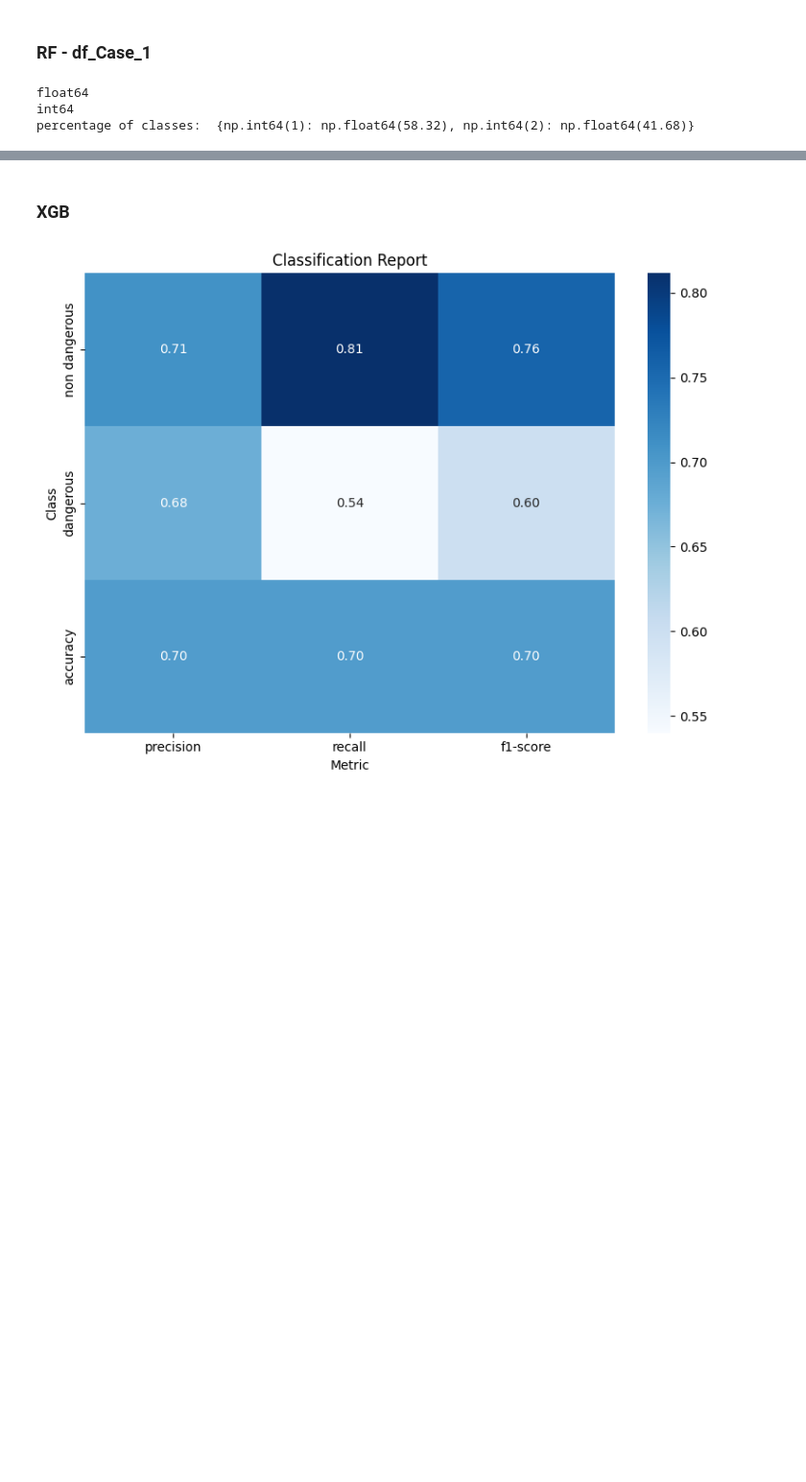
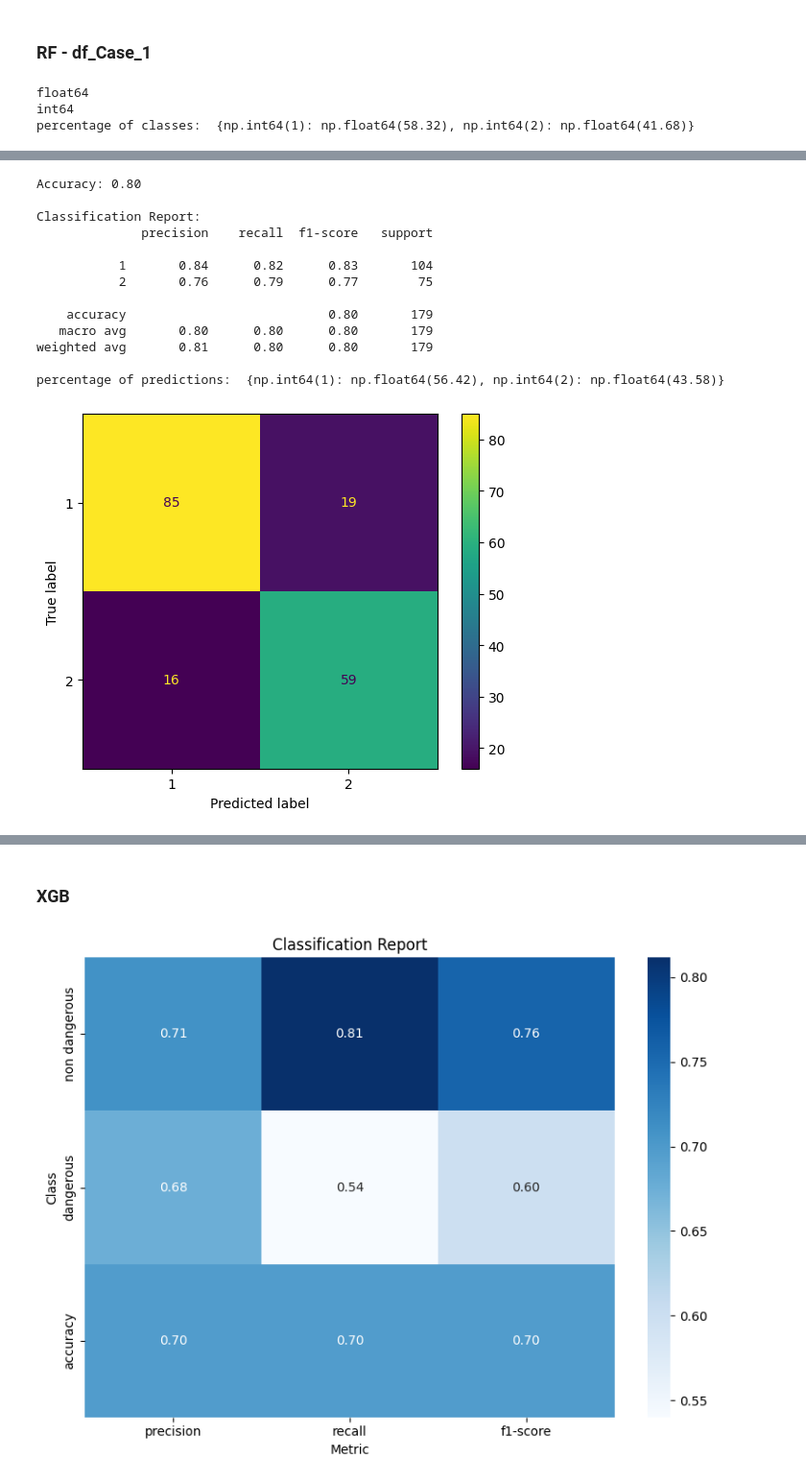
Before and after one commit to khnam-ng/SevereDengueFever, a Jupyter notebook: notebooks/more_data.ipynb, the cells around one changed output, grey strips where cells are left out. Shown at 96% size. Cells and saved outputs as stored; diff of their text form; code cells hidden in the pictures; blank space fills up the shorter version.

```diff
--- a/notebooks/more_data.ipynb
+++ b/notebooks/more_data.ipynb
@@ -539,7 +536,7 @@ df_case1.drop(columns=['Diagnosis'], inplace=True)
 # %%
 X = df_case1.values
 Y = diag_symptoms.values.ravel()
-
+features = df_case1.columns
 X = X.astype(float)
 Y = Y.astype(int)
 print(X.dtype)
@@ -577,5 +574,5 @@ Mean accuracy: 0.7814
 # %%
-param_grid = {'n_estimators': [50, 75, 100, 200], 'max_depth': [3, 7, 9, 15], 'min_samples_split': [2, 5, 10, 12 ], 'min_samples_leaf': [1, 2, 4,6,8], 'max_features': ['sqrt', 'log2']}
+param_grid = {'n_estimators': [50, 75, 100, 200, 300], 'max_depth': [3, 7, 9, 15, 20], 'min_samples_split': [2, 5, 10, 12 ], 'min_samples_leaf': [1, 2, 4,6,8], 'max_features': ['sqrt', 'log2']}
 
 grid = GridSearchCV(RandomForestClassifier(), param_grid, cv=StratifiedKFold(n_splits=10), scoring='accuracy')
 grid.fit(X, Y)
@@ -587,0 +585,5 @@ print(grid.best_score_)
+# %%
+x_train, x_test, y_train, y_test = train_test_split(X, Y, test_size=0.3, random_state=15, stratify=Y)
+
+print('x_train shape: ', x_train.shape, 'y_train shape: ',  y_train.shape)
+print('x_test shape: ', x_test.shape, 'y_test shape: ',  y_test.shape)
@@ -587,0 +645,43 @@ print(grid.best_score_)
+# %%
+RF_model = RandomForestClassifier(random_state=22, max_depth=37, max_features='sqrt', min_samples_leaf=3, min_samples_split=7, n_estimators=323)
+RF_model.fit(x_train, y_train)
+
+y_pred = RF_model.predict(x_test)
+accuracy = accuracy_score(y_test, y_pred)
+print(f"Accuracy: {accuracy:.2f}")
+# features = XA_train.columns
+
+# Classification report
+print("\nClassification Report:")
+print(classification_report(y_test, y_pred))
+_ = ConfusionMatrixDisplay.from_estimator(RF_model, x_test, y_test)
+
+uniques, counts = np.unique(y_pred, return_counts=True)
+print('percentage of predictions: ',dict(zip(uniques, np.round(counts * 100 / len(y_pred), 2))))
+
+# Plotting feature importances
+importances = RF_model.feature_importances_
+indices = np.argsort(importances)[::-1]
+
+plt.figure(figsize=(12, 8))
+plt.title("Feature importances for blood indexes only in 2019")
+plt.bar(range(x_train.shape[1]), importances[indices], align="center")
+plt.xticks(range(x_train.shape[1]), features[indices], rotation=45)
+plt.xlim([-1, x_train.shape[1]])
+plt.axhline(y=importances.mean(), color='r', linestyle='--')
+plt.show()
+# %% [output]
+Accuracy: 0.80
+
+Classification Report:
+              precision    recall  f1-score   support
+
+           1       0.84      0.82      0.83       104
+           2       0.76      0.79      0.77        75
+
+    accuracy                           0.80       179
+   macro avg       0.80      0.80      0.80       179
+weighted avg       0.81      0.80      0.80       179
+
+percentage of predictions:  {np.int64(1): np.float64(56.42), np.int64(2): np.float64(43.58)}
+[figure, added]
```
Also changed, not shown: parts of 12 cells of this notebook, 3 other files.
